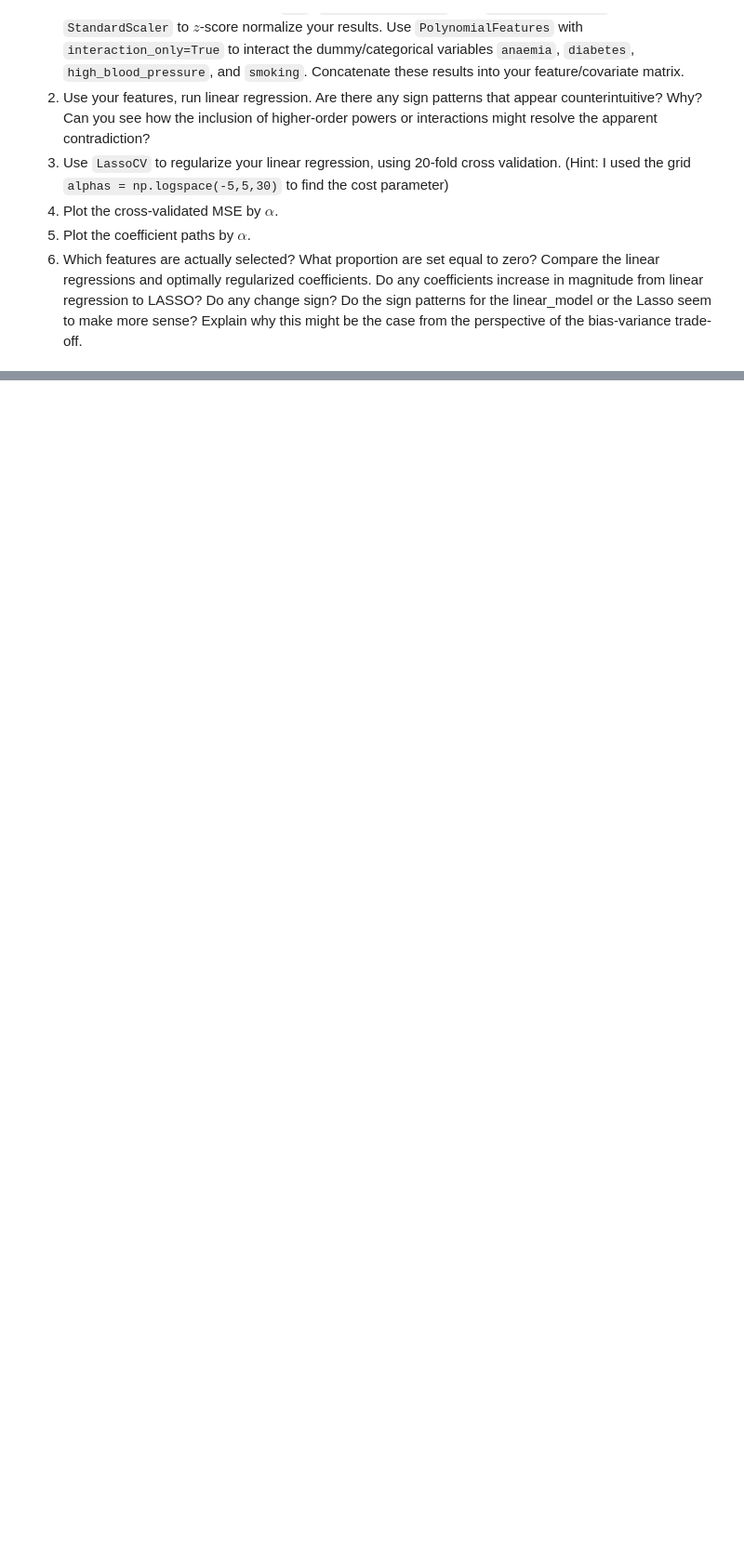
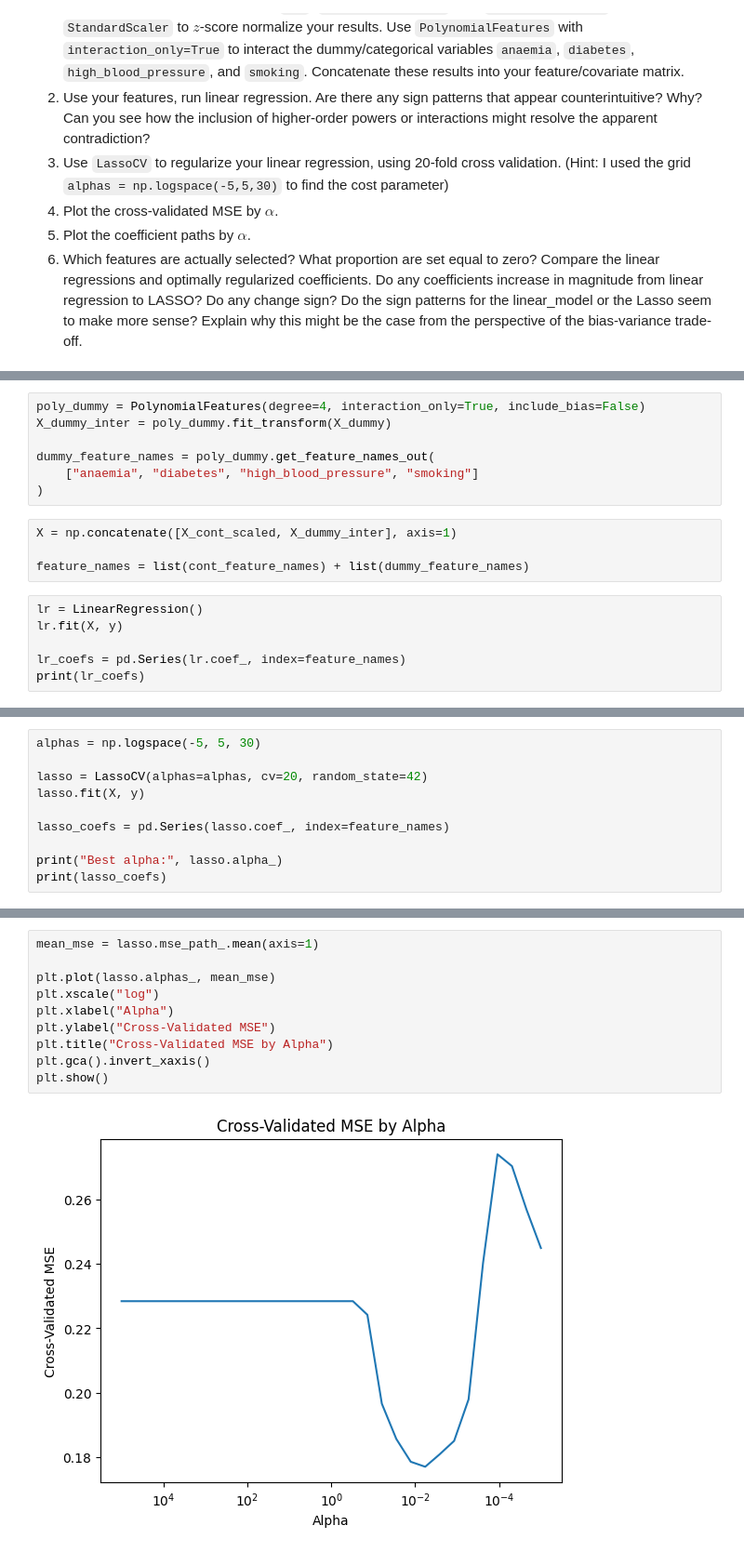
Before and after one commit to msoly25/undergrad_ml_assignments, a Jupyter notebook: 04_assignment_regularization.ipynb, the cells around one changed output, grey strips where cells are left out. Shown at 93% size. Saved outputs shown, nothing was run; the diff lists cells and outputs as text; blank space fills up the shorter version.

```diff
--- a/04_assignment_regularization.ipynb
+++ b/04_assignment_regularization.ipynb
@@ -36,0 +234,17 @@
+# %%
+poly_dummy = PolynomialFeatures(degree=4, interaction_only=True, include_bias=False)
+X_dummy_inter = poly_dummy.fit_transform(X_dummy)
+
+dummy_feature_names = poly_dummy.get_feature_names_out(
+    ["anaemia", "diabetes", "high_blood_pressure", "smoking"]
+)
+# %%
+X = np.concatenate([X_cont_scaled, X_dummy_inter], axis=1)
+
+feature_names = list(cont_feature_names) + list(dummy_feature_names)
+# %%
+lr = LinearRegression()
+lr.fit(X, y)
+
+lr_coefs = pd.Series(lr.coef_, index=feature_names)
+print(lr_coefs)
@@ -36,0 +271,10 @@
+# %%
+alphas = np.logspace(-5, 5, 30)
+
+lasso = LassoCV(alphas=alphas, cv=20, random_state=42)
+lasso.fit(X, y)
+
+lasso_coefs = pd.Series(lasso.coef_, index=feature_names)
+
+print("Best alpha:", lasso.alpha_)
+print(lasso_coefs)
@@ -36,0 +299,12 @@
+# %%
+mean_mse = lasso.mse_path_.mean(axis=1)
+
+plt.plot(lasso.alphas_, mean_mse)
+plt.xscale("log")
+plt.xlabel("Alpha")
+plt.ylabel("Cross-Validated MSE")
+plt.title("Cross-Validated MSE by Alpha")
+plt.gca().invert_xaxis()
+plt.show()
+# %% [output]
+[figure, added]
```
Also changed, not shown: parts of 27 cells of this notebook.
